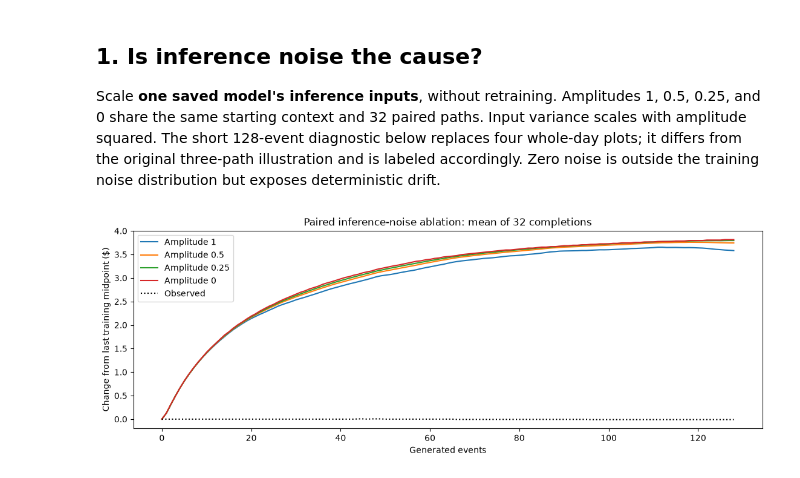
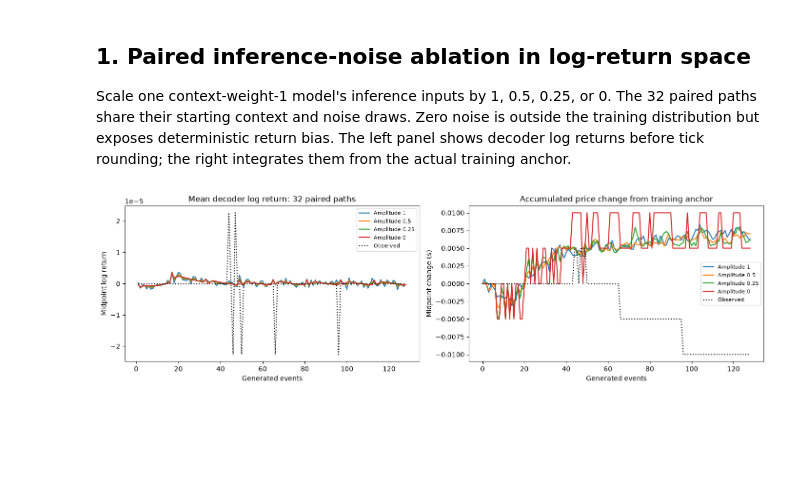
Before and after one commit to carsonalh/PatternAnalysis-2026, a Jupyter notebook: recognition/notebooks/lobster_timegan_return_dynamics.ipynb, the cells around one changed output. Drawn from its saved outputs; the diff is of its cells as text; code cells hidden in the pictures; blank space fills up the shorter version.

```diff
--- a/recognition/notebooks/lobster_timegan_return_dynamics.ipynb
+++ b/recognition/notebooks/lobster_timegan_return_dynamics.ipynb
@@ -121,33 +70,40 @@ display(summary[['boundary_64_event_change_dollars', 'boundary_zero_noise_64_eve
 # %% [markdown]
-## 1. Is inference noise the cause?
+## 1. Paired inference-noise ablation in log-return space
 
-Scale **one saved model's inference inputs**, without retraining. Amplitudes 1, 0.5,
-0.25, and 0 share the same starting context and 32 paired paths. Input variance scales
-with amplitude squared. The short 128-event diagnostic below replaces four whole-day
-plots; it differs from the original three-path illustration and is labeled accordingly.
-Zero noise is outside the training noise distribution but exposes deterministic drift.
+Scale one context-weight-1 model's inference inputs by 1, 0.5, 0.25, or 0. The 32 paired
+paths share their starting context and noise draws. Zero noise is outside the training
+distribution but exposes deterministic return bias. The left panel shows decoder log
+returns before tick rounding; the right integrates them from the actual training anchor.
 # %%
-model, checkpoint = load_checkpoint(project_dir / 'runs/timegan/model.pt')
+model, checkpoint = load_checkpoint(results['Context weight 1']['directory'] / 'model.pt')
 length = checkpoint['training_config']['sequence_length']
 context = training.features[-length:][None].repeat(32, 1, 1)
 paths = noise_paths(32, 128, model, length)
 anchor = midpoint(training.books)[-1]
 noise_rows = []
-fig, ax = plt.subplots(figsize=(11, 4), layout='constrained')
+fig, axes = plt.subplots(1, 2, figsize=(14, 4), layout='constrained')
 for amplitude in [1.0, 0.5, 0.25, 0.0]:
     generated = complete(model, context, paths * amplitude)
-    prices = np.stack([midpoint(training.feature_sequence_to_df(window)) for window in generated])
-    ax.plot(np.arange(129), np.r_[0, prices.mean(axis=0) - anchor], label=f'Amplitude {amplitude:g}')
+    log_returns = generated[..., 0].numpy() * training.feature_std[0] + training.feature_mean[0]
+    prices = np.stack([midpoint(training.feature_sequence_to_df(window,
+                        initial_midpoint=anchor * 10_000)) for window in generated])
+    axes[0].plot(np.arange(1, 129), log_returns.mean(0), label=f'Amplitude {amplitude:g}')
+    axes[1].plot(np.arange(129), np.r_[0, prices.mean(0) - anchor], label=f'Amplitude {amplitude:g}')
     noise_rows.append({'Amplitude': amplitude, 'Input variance multiplier': amplitude ** 2,
+                       'First predicted log return': log_returns[:, 0].mean(),
                        'Mean change at 64 ($)': prices[:, 63].mean() - anchor,
                        'Endpoint SD at 64 ($)': prices[:, 63].std()})
-ax.plot(np.arange(129), np.r_[0, midpoint(validation.books)[:128] - anchor],
-        color='black', linestyle=':', label='Observed')
-ax.set(title='Paired inference-noise ablation: mean of 32 completions',
-       xlabel='Generated events', ylabel='Change from last training midpoint ($)')
-ax.legend()
+real_returns = validation.features[:128, 0].numpy() * training.feature_std[0] + training.feature_mean[0]
+axes[0].plot(np.arange(1, 129), real_returns, color='black', linestyle=':', label='Observed')
+axes[1].plot(np.arange(129), np.r_[0, midpoint(validation.books)[:128] - anchor],
+             color='black', linestyle=':', label='Observed')
+for ax in axes:
+    ax.set(xlabel='Generated events')
+    ax.legend(fontsize=8)
+axes[0].set(title='Mean decoder log return: 32 paired paths', ylabel='Midpoint log return')
+axes[1].set(title='Accumulated price change from training anchor', ylabel='Midpoint change ($)')
 plt.show()
 noise_summary = pd.DataFrame(noise_rows).set_index('Amplitude')
-display(noise_summary.round(4))
+display(noise_summary)
 # %% [output]
-[figure, old version]
+[figure, new version]
```
Also changed, not shown: parts of 11 cells of this notebook, 13 other files.
